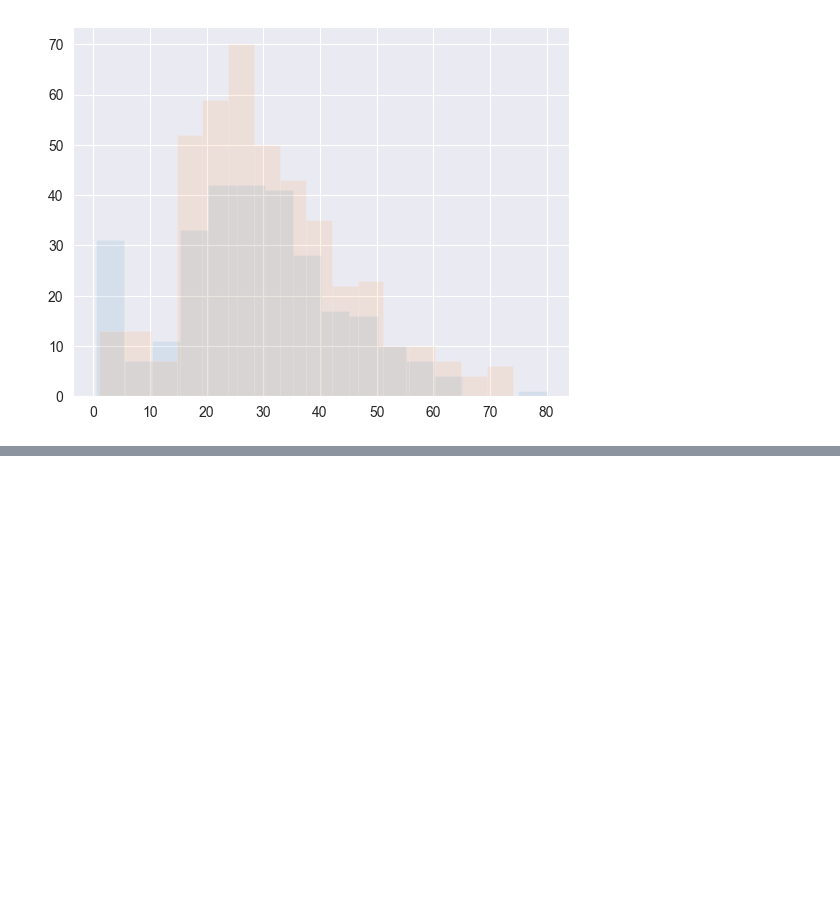
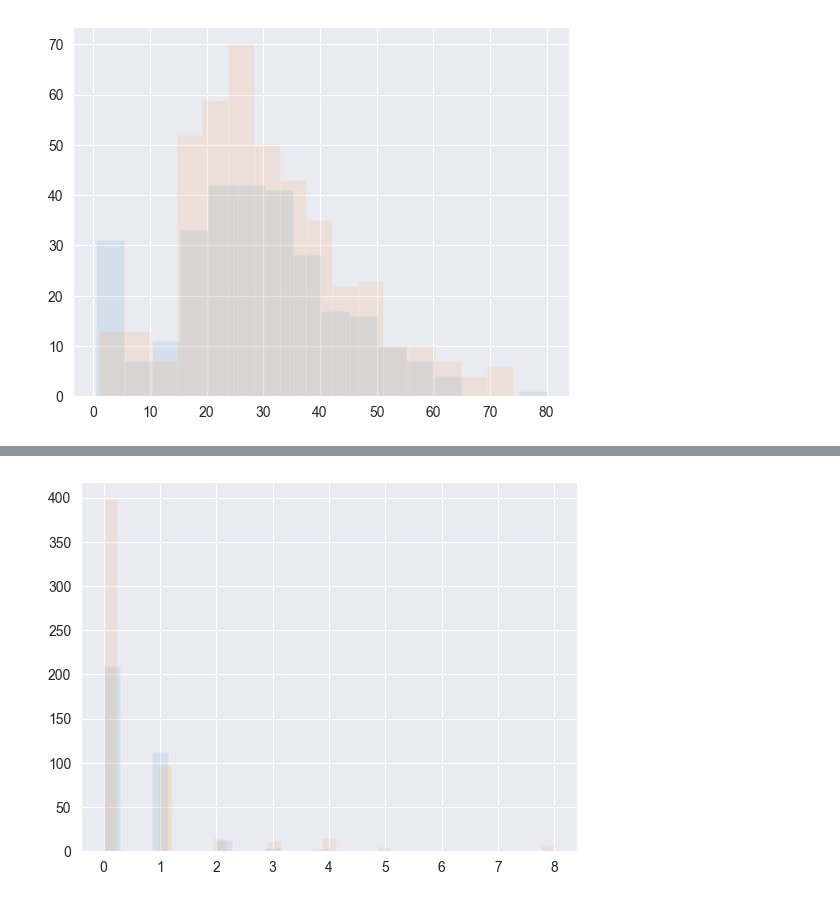
Before and after one commit to IBRINEI/MLHW2023, a Jupyter notebook: 03-linear-classification/Classification_HW.ipynb, the cells around one changed output, grey strips where cells are left out. Saved outputs shown, nothing was run; the diff lists cells and outputs as text; code cells hidden in the pictures; blank space fills up the shorter version.

```diff
--- a/03-linear-classification/Classification_HW.ipynb
+++ b/03-linear-classification/Classification_HW.ipynb
@@ -47,0 +68,6 @@ plt.show()
+# %%
+plt.hist(data[data.Survived == 1].SibSp, bins='auto', alpha=0.1)
+plt.hist(data[data.Survived == 0].SibSp, bins='auto', alpha=0.1)
+plt.show()
+# %% [output]
+[figure, added]
```
Also changed, not shown: parts of 7 cells of this notebook.
